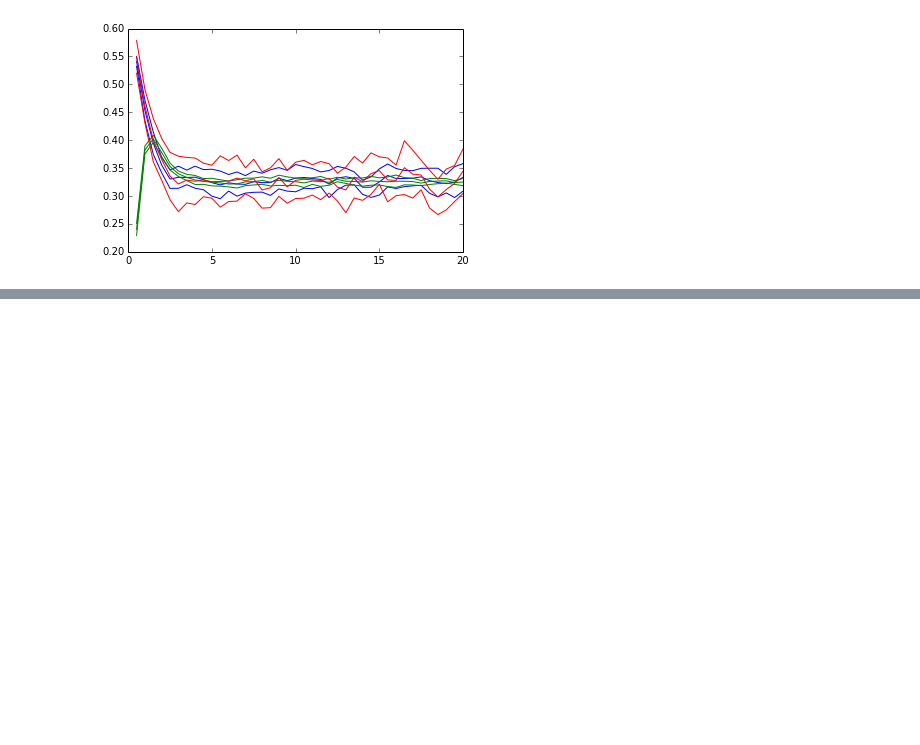
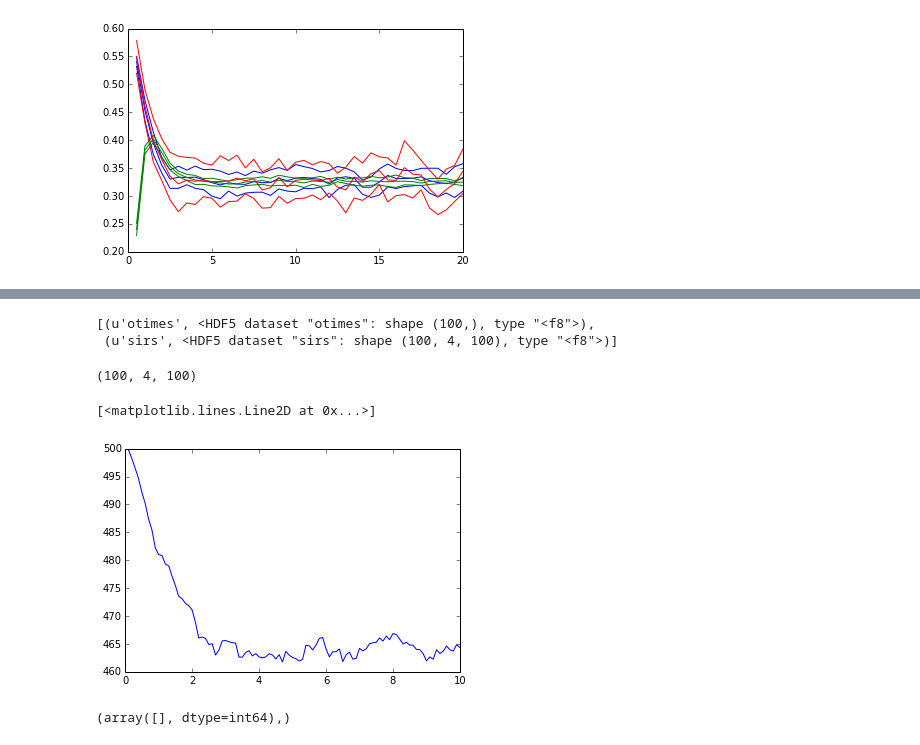
Before and after one commit to dtcitron/CTDE, a Jupyter notebook: example/sirs/Verify_CTDE_SIRS.ipynb, the cells around one changed output, grey strips where cells are left out. Saved outputs shown, nothing was run; the diff lists cells and outputs as text; code cells hidden in the pictures; blank space fills up the shorter version.

```diff
--- a/example/sirs/Verify_CTDE_SIRS.ipynb
+++ b/example/sirs/Verify_CTDE_SIRS.ipynb
@@ -540,0 +544,28 @@ ylim(.2,.6);
+# %%
+f = h5py.File("timetest2.hdf5", "r")
+# %%
+f.items()
+# %% [output]
+[(u'otimes', <HDF5 dataset "otimes": shape (100,), type "<f8">),
+ (u'sirs', <HDF5 dataset "sirs": shape (100, 4, 100), type "<f8">)]
+# %%
+otimes = f['otimes'].value;
+data = f['sirs'].value;
+f.close()
+# %%
+data.shape
+# %% [output]
+(100, 4, 100)
+# %%
+m = np.array([np.mean(data[i, 1][np.where(data[i, 1] > 0)]) for i in range(len(otimes))])
+s = np.array([np.std(data[i, 1][np.where(data[i, 1] > 0)]) for i in range(len(otimes))])
+# %%
+plt.plot(otimes,m)
+# %% [output]
+[<matplotlib.lines.Line2D at 0x...>]
+[figure, added]
+# %%
+# count the number of extinct trajectories vs time
+numpy.where(data[:,1,1] == -1)
+# %% [output]
+(array([], dtype=int64),)
```
Also changed, not shown: parts of 10 cells of this notebook, 1 other file.
